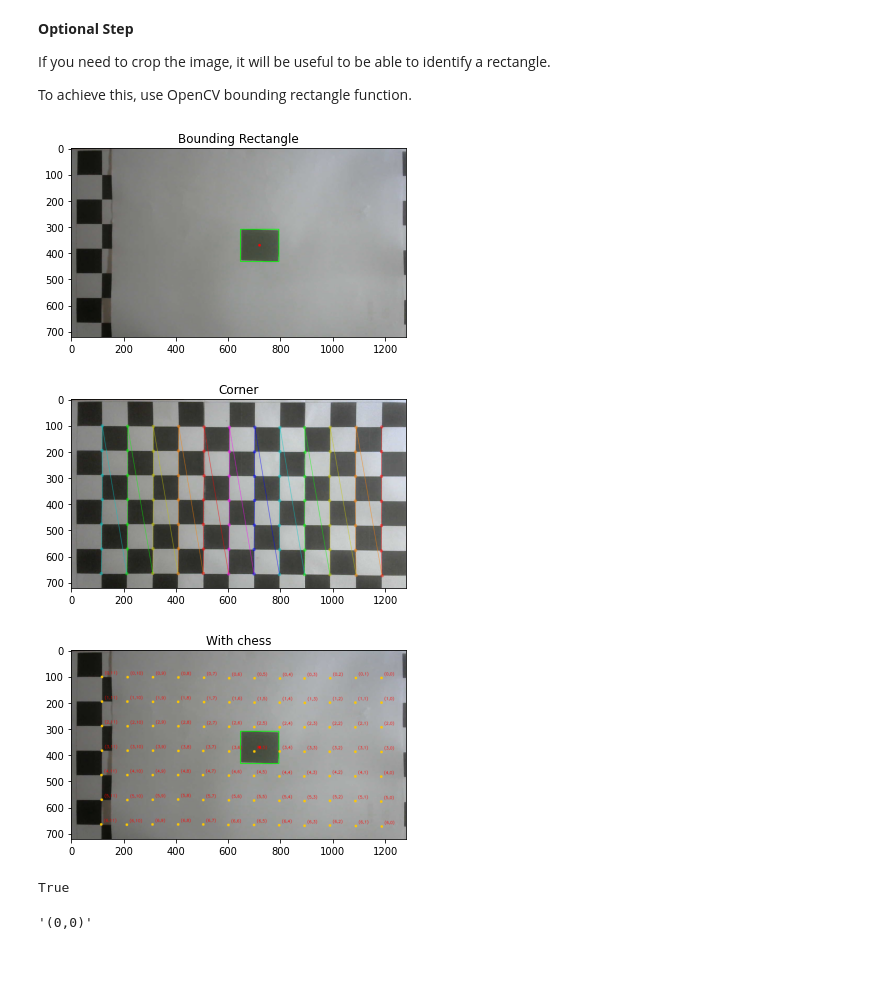
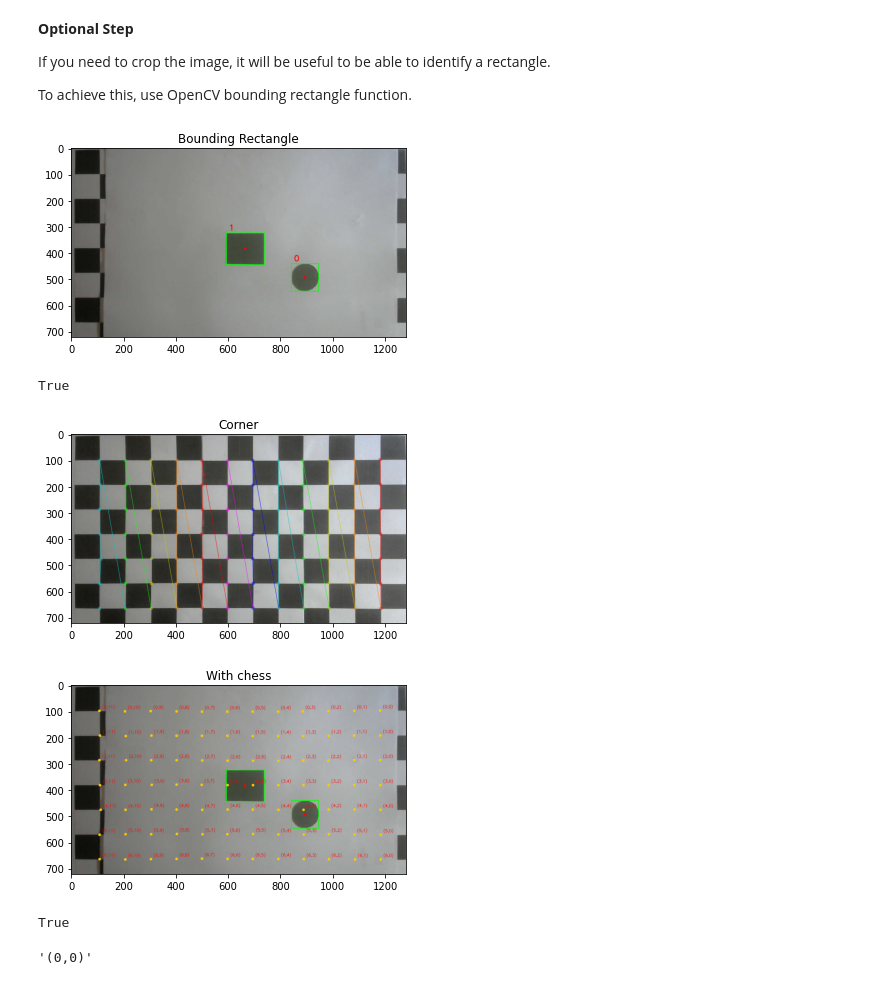
Before and after one commit to anh147/2D_Object, a Jupyter notebook: lego-set-object-recognition-example.ipynb, the cells around one changed output. Cells and saved outputs as stored; diff of their text form; code cells hidden in the pictures.

Commit message:
new image

```diff
--- a/lego-set-object-recognition-example.ipynb
+++ b/lego-set-object-recognition-example.ipynb
@@ -35,10 +35,10 @@ def previewImg(text,img_preview,grayscale=False):
 Let's load the starting point.  The example image and it's background.
 # %%
 #load the example.  It is a white piece, the most difficult to detect!
-img_example=cv2.imread('image3/02.jpg')
+img_example=cv2.imread('image4/12.jpg')
 
 #load a background, so we can extract it and make it easy to detect the object.
-img_bg=cv2.imread('image3/00.jpg')
+img_bg=cv2.imread('image4/10.jpg')
 # %% [markdown]
 **Staring Point**
 
@@ -219,15 +219,26 @@ To achieve this, use OpenCV bounding rectangle function.
 # %%
 # Display a Bounding Rectangle
 img_withrectangle=img_example.copy()
+count = 0
 for i in validcontours:
+
     x,y,w,h = cv2.boundingRect(arr_cnt[i])
     cv2.rectangle(img_withrectangle,(x,y),(x+w,y+h),(0,255,0),2)
     # previewImg('Bounding Rectangle',img_withrectangle)
     #Draw center rectangle
     img_withrectangle = cv2.circle(img_withrectangle, (int(x+w/2), int(y+h/2)), radius=0, color=(0, 0, 255), thickness=10)
-    previewImg('Bounding Rectangle',img_withrectangle)
+
+    image = cv2.putText(img_withrectangle, str(count), (x + 10, y-10), cv2.FONT_HERSHEY_SIMPLEX, 1,
+                 (0, 0, 255), 2, cv2.LINE_AA, False)
+
+    count +=1
+
+
+previewImg('Bounding Rectangle',img_withrectangle)
+cv2.imwrite('image4/detect.jpg', img_withrectangle)
 # %% [output]
-[figure, old version]
+[figure, new version]
+True
 # %%
 import glob
 # %%
@@ -240,7 +251,7 @@ objp[:,:2] = np.mgrid[0:boardWidth, 0:boardHeight].T.reshape(-1,2)
 objpoints = [] # 3d points in real world space
 imgpoints = [] # 2d points in image plane.
 # Make a list of calibration images
-images = glob.glob('image3/bg.jpg')
+images = glob.glob('image4/00.jpg')
 # Step through the list and search for chessboard corners
 for idx, fname in enumerate(images):
     img = cv2.imread(fname)
@@ -261,7 +272,7 @@ for idx, fname in enumerate(images):
     else:
         print("Error")
 # %% [output]
-[figure, old version]
+[figure, new version]
 # %%
 for i in range (0, boardHeight*boardWidth):
     image = cv2.circle(img_withrectangle, (int(imgpoints[0][i][0][0]), int(imgpoints[0][i][0][1])), radius=0, color=(0, 200, 255), thickness=10)
@@ -271,9 +282,9 @@ for i in range (0, boardHeight*boardWidth):
                  (0, 0, 255), 1, cv2.LINE_AA, False)
 
 previewImg("With chess", image)
-cv2.imwrite('image2/result.jpg', image)
+cv2.imwrite('image4/result.jpg', image)
 # %% [output]
-[figure, old version]
+[figure, new version]
 True
 # %%
 #Tìm tọa độ vật so với hệ tọa độ bàn cờ
```
Also changed, not shown: parts of 8 cells of this notebook, 14 other files.
